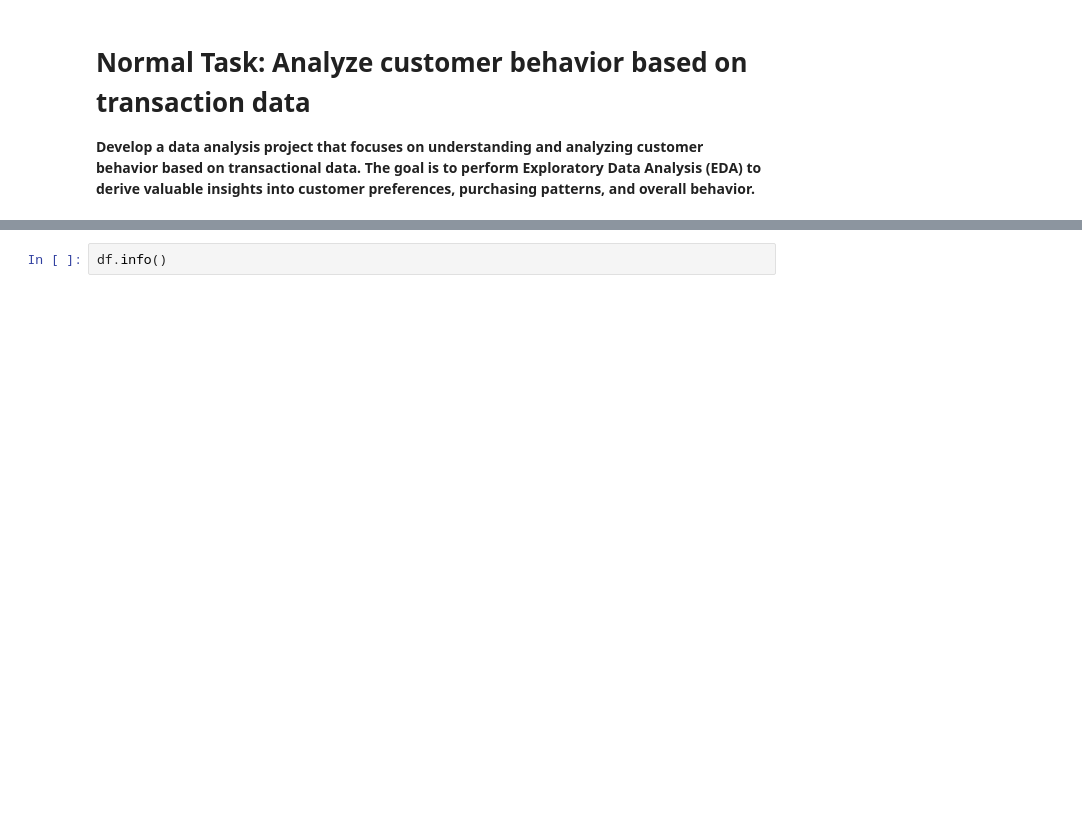
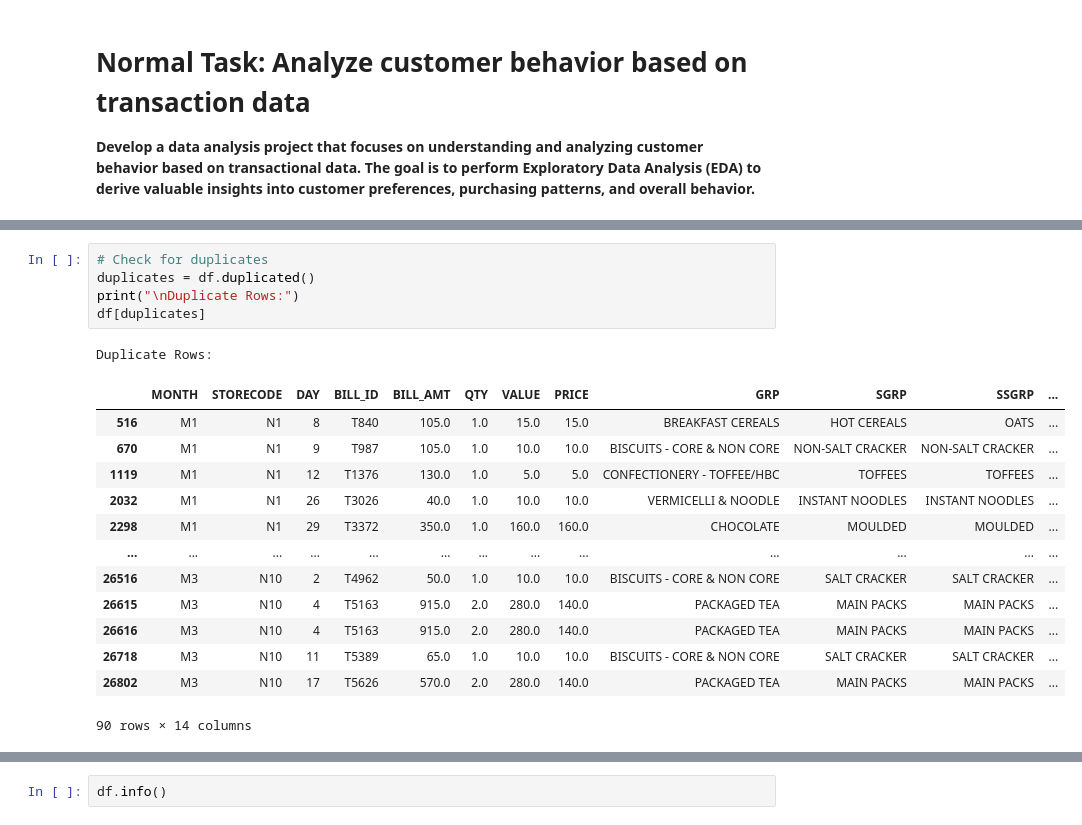
Before and after one commit to tedoaba/CodersCaveInternship, a Jupyter notebook: normal-task-phase-1-analyze-social-media-data.ipynb, the cells around one changed output, grey strips where cells are left out. Saved outputs shown, nothing was run; the diff lists cells and outputs as text; blank space fills up the shorter version.

```diff
--- a/normal-task-phase-1-analyze-social-media-data.ipynb
+++ b/normal-task-phase-1-analyze-social-media-data.ipynb
@@ -114,0 +118,20 @@ df.head()
+# %%
+# Check for duplicates
+duplicates = df.duplicated()
+print("\nDuplicate Rows:")
+df[duplicates]
+# %% [output]
+Duplicate Rows:
+|  | MONTH | STORECODE | DAY | BILL_ID | BILL_AMT | QTY | VALUE | PRICE | GRP | SGRP | SSGRP | ... |
+| 516 | M1 | N1 | 8 | T840 | 105.0 | 1.0 | 15.0 | 15.0 | BREAKFAST CEREALS | HOT CEREALS | OATS | ... |
+| 670 | M1 | N1 | 9 | T987 | 105.0 | 1.0 | 10.0 | 10.0 | BISCUITS - CORE & NON CORE | NON-SALT CRACKER | NON-SALT CRACKER | ... |
+| 1119 | M1 | N1 | 12 | T1376 | 130.0 | 1.0 | 5.0 | 5.0 | CONFECTIONERY - TOFFEE/HBC | TOFFEES | TOFFEES | ... |
+| 2032 | M1 | N1 | 26 | T3026 | 40.0 | 1.0 | 10.0 | 10.0 | VERMICELLI & NOODLE | INSTANT NOODLES | INSTANT NOODLES | ... |
+| 2298 | M1 | N1 | 29 | T3372 | 350.0 | 1.0 | 160.0 | 160.0 | CHOCOLATE | MOULDED | MOULDED | ... |
+| ... | ... | ... | ... | ... | ... | ... | ... | ... | ... | ... | ... | ... |
+| 26516 | M3 | N10 | 2 | T4962 | 50.0 | 1.0 | 10.0 | 10.0 | BISCUITS - CORE & NON CORE | SALT CRACKER | SALT CRACKER | ... |
+| 26615 | M3 | N10 | 4 | T5163 | 915.0 | 2.0 | 280.0 | 140.0 | PACKAGED TEA | MAIN PACKS | MAIN PACKS | ... |
+| 26616 | M3 | N10 | 4 | T5163 | 915.0 | 2.0 | 280.0 | 140.0 | PACKAGED TEA | MAIN PACKS | MAIN PACKS | ... |
+| 26718 | M3 | N10 | 11 | T5389 | 65.0 | 1.0 | 10.0 | 10.0 | BISCUITS - CORE & NON CORE | SALT CRACKER | SALT CRACKER | ... |
+| 26802 | M3 | N10 | 17 | T5626 | 570.0 | 2.0 | 280.0 | 140.0 | PACKAGED TEA | MAIN PACKS | MAIN PACKS | ... |
+90 rows × 14 columns
```
Also changed, not shown: parts of 33 cells of this notebook.
